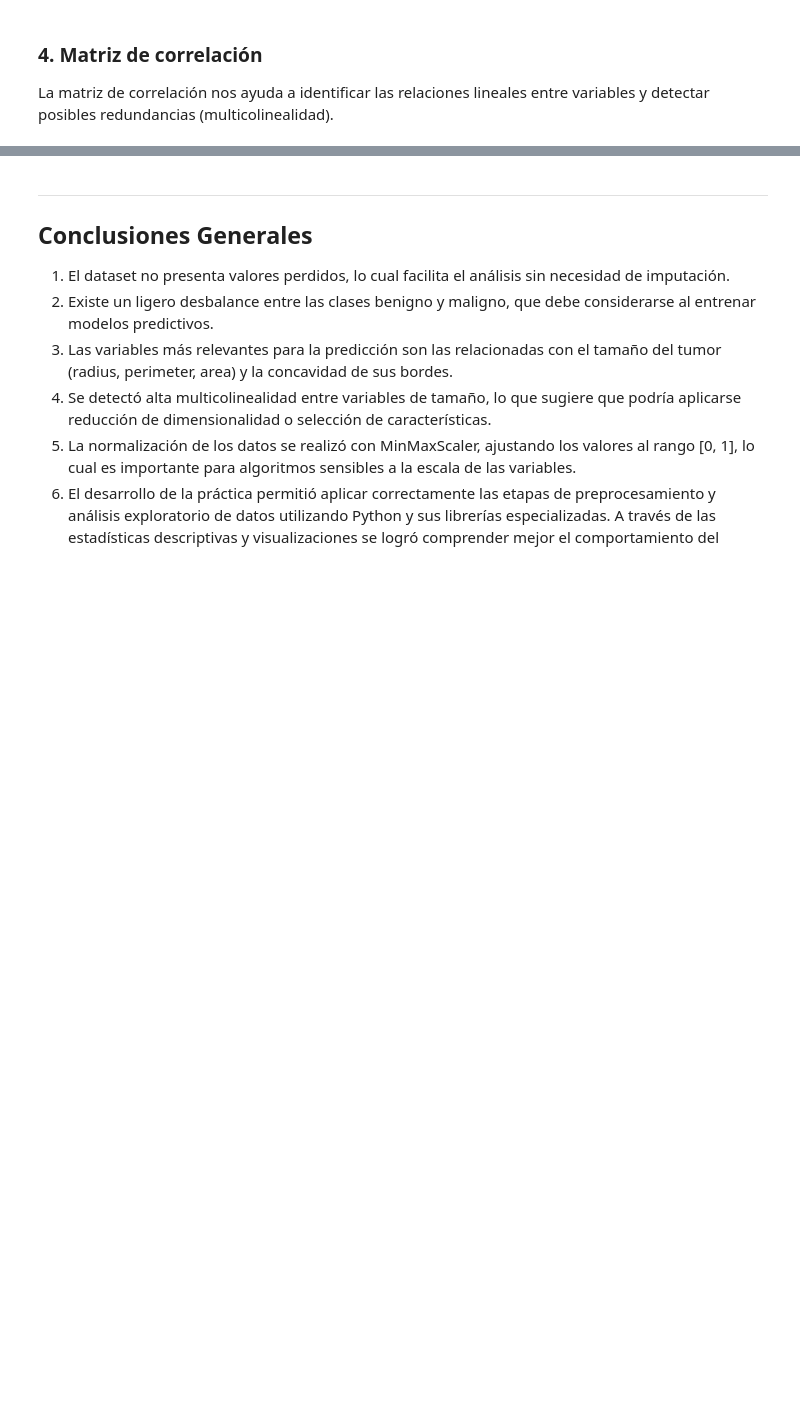
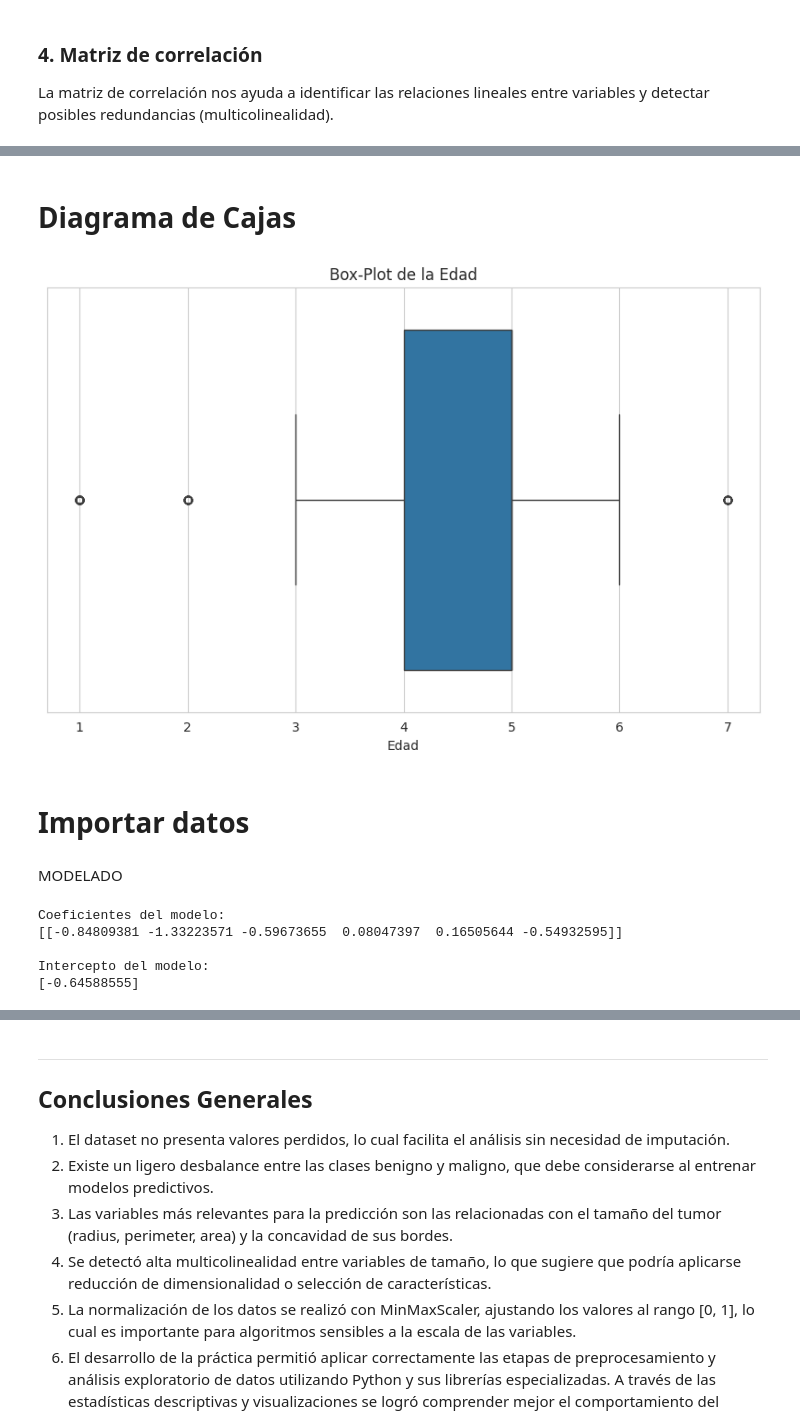
Before and after one commit to Alexander-Luna/UIDE-HERRAMIENTAS-PARA-DATA-SCIENCE, a Jupyter notebook: Semana2/Tarea/titanic.ipynb, the cells around one changed output, grey strips where cells are left out. Drawn from its saved outputs; the diff is of its cells as text; code cells hidden in the pictures; blank space fills up the shorter version.

```diff
--- a/Semana2/Tarea/titanic.ipynb
+++ b/Semana2/Tarea/titanic.ipynb
@@ -112,7 +108,0 @@ df_train.describe()
-# %%
-# Reemplazar las etiquetas de diagnóstico: Maligno (M) = 1, Benigno (B) = 0
-df_train['diagnosis'] = df_train['diagnosis'].replace({'B': 0, 'M': 1})
-df_test['diagnosis'] = df_test['diagnosis'].replace({'B': 0, 'M': 1})
-
-print('Valores únicos en diagnosis (train):', df_train['diagnosis'].unique())
-print('Valores únicos en diagnosis (test):', df_test['diagnosis'].unique())
@@ -124,9 +108,0 @@ Valores únicos en diagnosis (test): [0 1]
-# %%
-# Descartar la columna 'id' ya que no aporta información al análisis
-df_train = df_train.drop(['id'], axis=1)
-df_test = df_test.drop(['id'], axis=1)
-
-print('Dimensiones después de eliminar ID:')
-print(f'  Train: {df_train.shape}')
-print(f'  Test:  {df_test.shape}')
-print('\nColumnas restantes:', list(df_train.columns))
@@ -341,0 +341,13 @@ El pairplot confirma que las combinaciones de variables como `radius1` vs `perim
+# %% [markdown]
+# Diagrama de Cajas
+# %%
+# Crear el box-plot de la variable "edad"
+plt.figure(figsize=(10, 6))
+sns.boxplot(x=df_train['Age'])
+plt.title('Box-Plot de la Edad')
+plt.xlabel('Edad')
+plt.show()
+# %% [output]
+[figure, added]
+# %% [markdown]
+# Importar datos
@@ -341,0 +373,18 @@ El pairplot confirma que las combinaciones de variables como `radius1` vs `perim
+# %% [markdown]
+MODELADO
+# %%
+# Crea y entrena el modelo de regresión logistica
+model = LogisticRegression(multi_class='auto', solver='lbfgs', max_iter=100)
+model.fit(X_train, y_train)
+
+# Imprime los coeficientes y el intercepto del modelo entrenado
+print("\nCoeficientes del modelo:")
+print(model.coef_)
+print("\nIntercepto del modelo:")
+print(model.intercept_)
+# %% [output]
+Coeficientes del modelo:
+[[-0.84809381 -1.33223571 -0.59673655  0.08047397  0.16505644 -0.54932595]]
+
+Intercepto del modelo:
+[-0.64588555]
```
Also changed, not shown: parts of 35 cells of this notebook.
